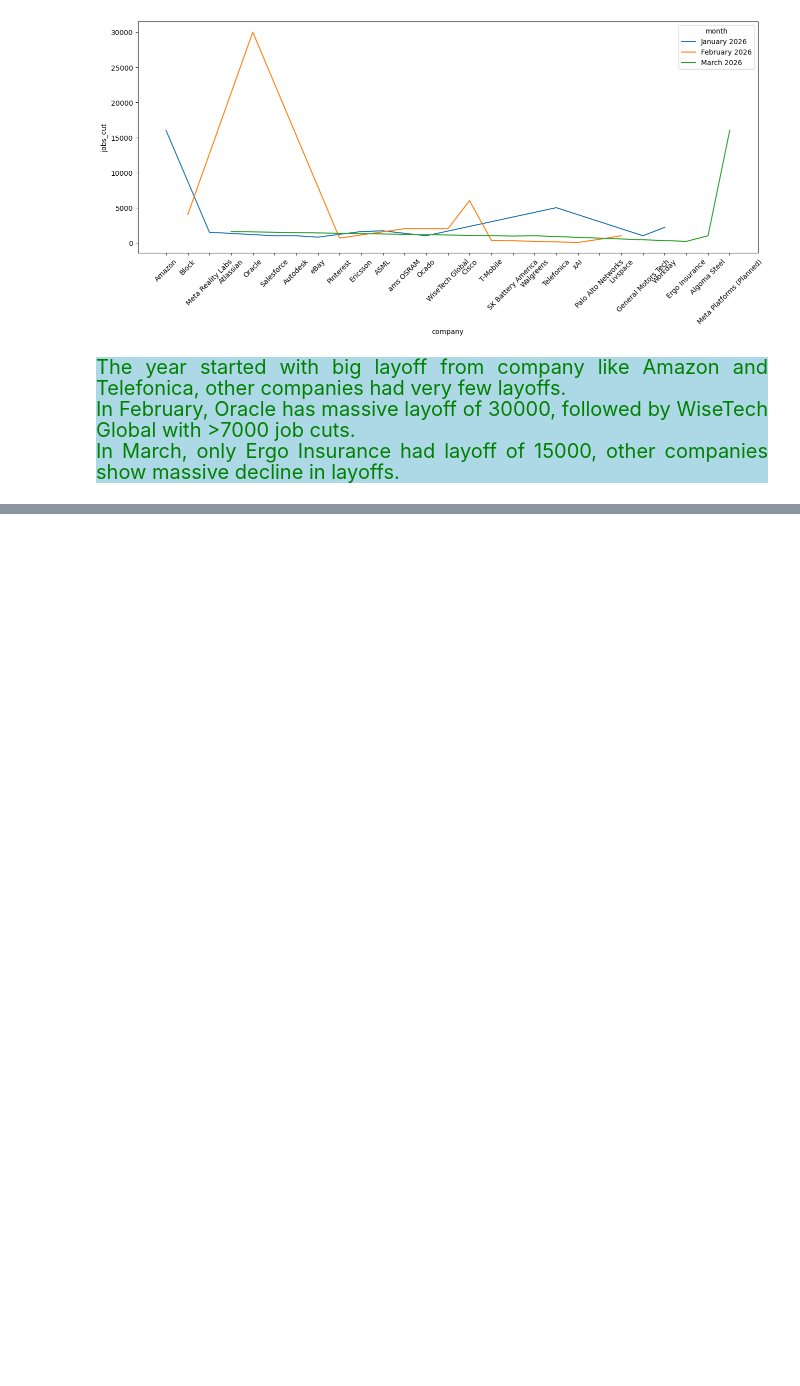
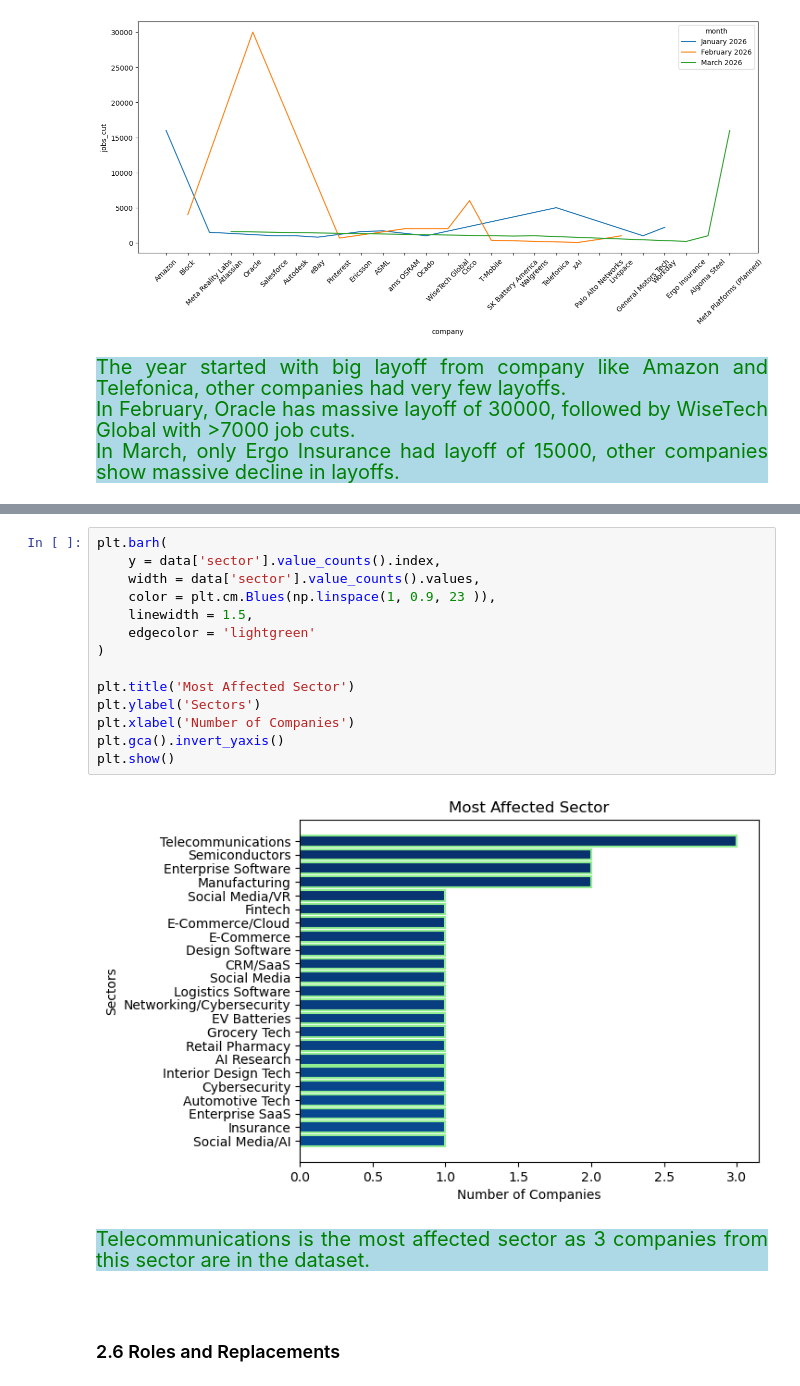
Before and after one commit to Kartika-Nidhi/DS_Projects, a Jupyter notebook: TechLayoffs2026Analysis.ipynb, the cells around one changed output, grey strips where cells are left out. Cells and saved outputs as stored; diff of their text form; blank space fills up the shorter version.

Commit message:
Sector, Affected and Replaced Job Roles Analysis completed

```diff
--- a/TechLayoffs2026Analysis.ipynb
+++ b/TechLayoffs2026Analysis.ipynb
@@ -422,0 +443,22 @@ In March, only Ergo Insurance had layoff of 15000, other companies show massive
+# %%
+plt.barh(
+    y = data['sector'].value_counts().index,
+    width = data['sector'].value_counts().values,
+    color = plt.cm.Blues(np.linspace(1, 0.9, 23 )),
+    linewidth = 1.5,
+    edgecolor = 'lightgreen'
+)
+
+plt.title('Most Affected Sector')
+plt.ylabel('Sectors')
+plt.xlabel('Number of Companies')
+plt.gca().invert_yaxis()
+plt.show()
+# %% [output]
+[figure, added]
+# %% [markdown]
+<div style = "background-color:lightblue; color:green; font-size:20px; text-align:justify">Telecommunications is the most affected sector as 3 companies from this sector are in the dataset.
+# %% [markdown]
+<div>
+# %% [markdown]
+### 2.6 Roles and  Replacements
```
Also changed, not shown: parts of 20 cells of this notebook.
